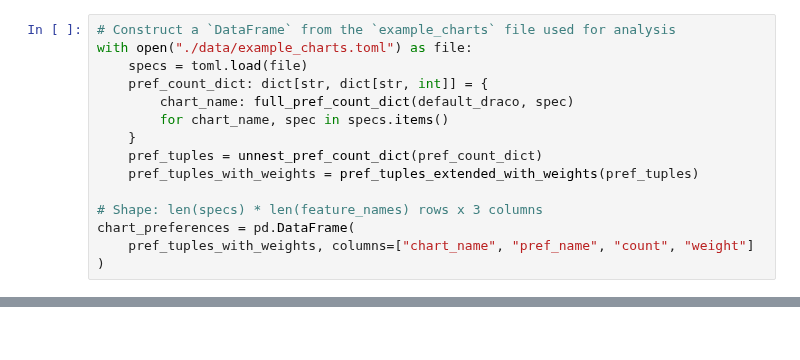
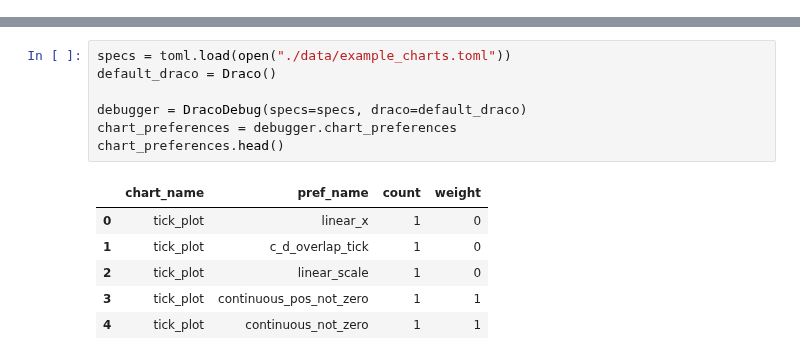
Before and after one commit to cmudig/draco2, a Jupyter notebook: docs/applications/debug_draco.ipynb, the cells around one changed output, grey strips where cells are left out. Cells and saved outputs as stored; diff of their text form.

Commit message:
refactor: debug notebook (#393) (#395)

```diff
--- a/docs/applications/debug_draco.ipynb
+++ b/docs/applications/debug_draco.ipynb
@@ -47,15 +0,0 @@ def pref_tuples_extended_with_weights(
-# %%
-# Construct a `DataFrame` from the `example_charts` file used for analysis
-with open("./data/example_charts.toml") as file:
-    specs = toml.load(file)
-    pref_count_dict: dict[str, dict[str, int]] = {
-        chart_name: full_pref_count_dict(default_draco, spec)
-        for chart_name, spec in specs.items()
-    }
-    pref_tuples = unnest_pref_count_dict(pref_count_dict)
-    pref_tuples_with_weights = pref_tuples_extended_with_weights(pref_tuples)
-
-# Shape: len(specs) * len(feature_names) rows x 3 columns
-chart_preferences = pd.DataFrame(
-    pref_tuples_with_weights, columns=["chart_name", "pref_name", "count", "weight"]
-)
@@ -116,0 +15,14 @@ alt.VConcatChart(vconcat=charts, spacing=50).configure_axis(labelFontSize=8)
+# %%
+specs = toml.load(open("./data/example_charts.toml"))
+default_draco = Draco()
+
+debugger = DracoDebug(specs=specs, draco=default_draco)
+chart_preferences = debugger.chart_preferences
+chart_preferences.head()
+# %% [output]
+|  | chart_name | pref_name | count | weight |
+| 0 | tick_plot | linear_x | 1 | 0 |
+| 1 | tick_plot | c_d_overlap_tick | 1 | 0 |
+| 2 | tick_plot | linear_scale | 1 | 0 |
+| 3 | tick_plot | continuous_pos_not_zero | 1 | 1 |
+| 4 | tick_plot | continuous_not_zero | 1 | 1 |
```
Also changed, not shown: parts of 14 cells of this notebook, 4 other files.
